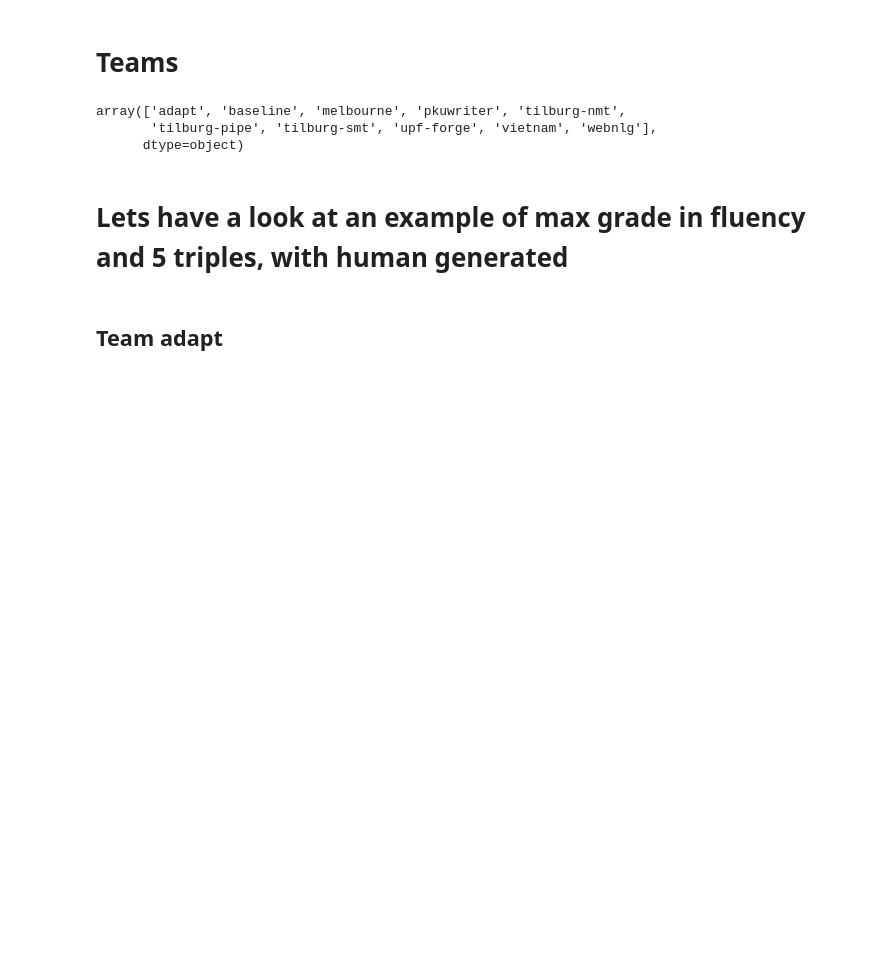
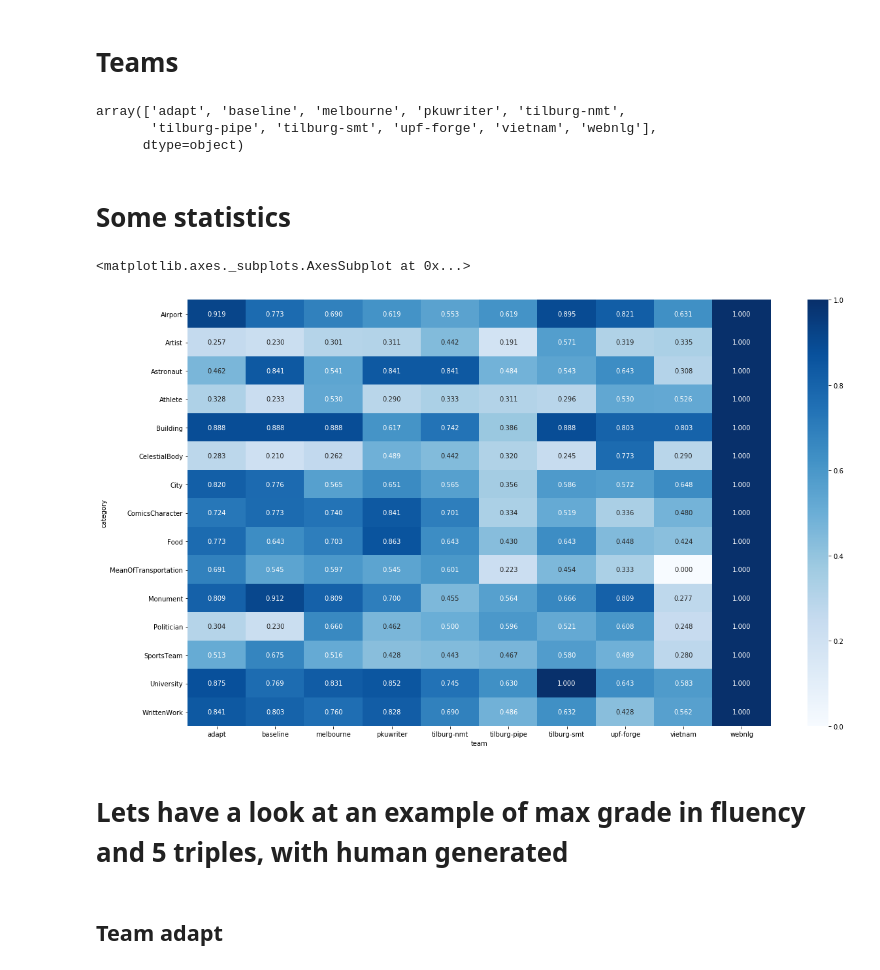
Before and after one commit to abevieiramota/challenge-webnlg, a Jupyter notebook: notebook/0 - Submission evaluation results.ipynb, the cells around one changed output. Drawn from its saved outputs; the diff is of its cells as text; code cells hidden in the pictures; blank space fills up the shorter version.

```diff
--- a/notebook/0 - Submission evaluation results.ipynb
+++ b/notebook/0 - Submission evaluation results.ipynb
@@ -39,6 +39,22 @@ df.team.unique()
 array(['adapt', 'baseline', 'melbourne', 'pkuwriter', 'tilburg-nmt',
        'tilburg-pipe', 'tilburg-smt', 'upf-forge', 'vietnam', 'webnlg'],
       dtype=object)
+# %% [markdown]
+# Some statistics
+# %%
+import seaborn as sns
+from matplotlib import pyplot as plt
+
+r = df.groupby(['team', 'category']).bleu.max().unstack()
+
+_, ax = plt.subplots(1, 1, figsize=(20, 12))
+sns.heatmap(r.T, annot=True,
+                ax=ax,
+                fmt='.3f',
+                cmap='Blues')
+# %% [output]
+<matplotlib.axes._subplots.AxesSubplot at 0x...>
+[figure, added]
 # %% [markdown]
 # Lets have a look at an example of max grade in fluency and 5 triples, with human generated
 # %%
```
Also changed, not shown: 7 other files.
